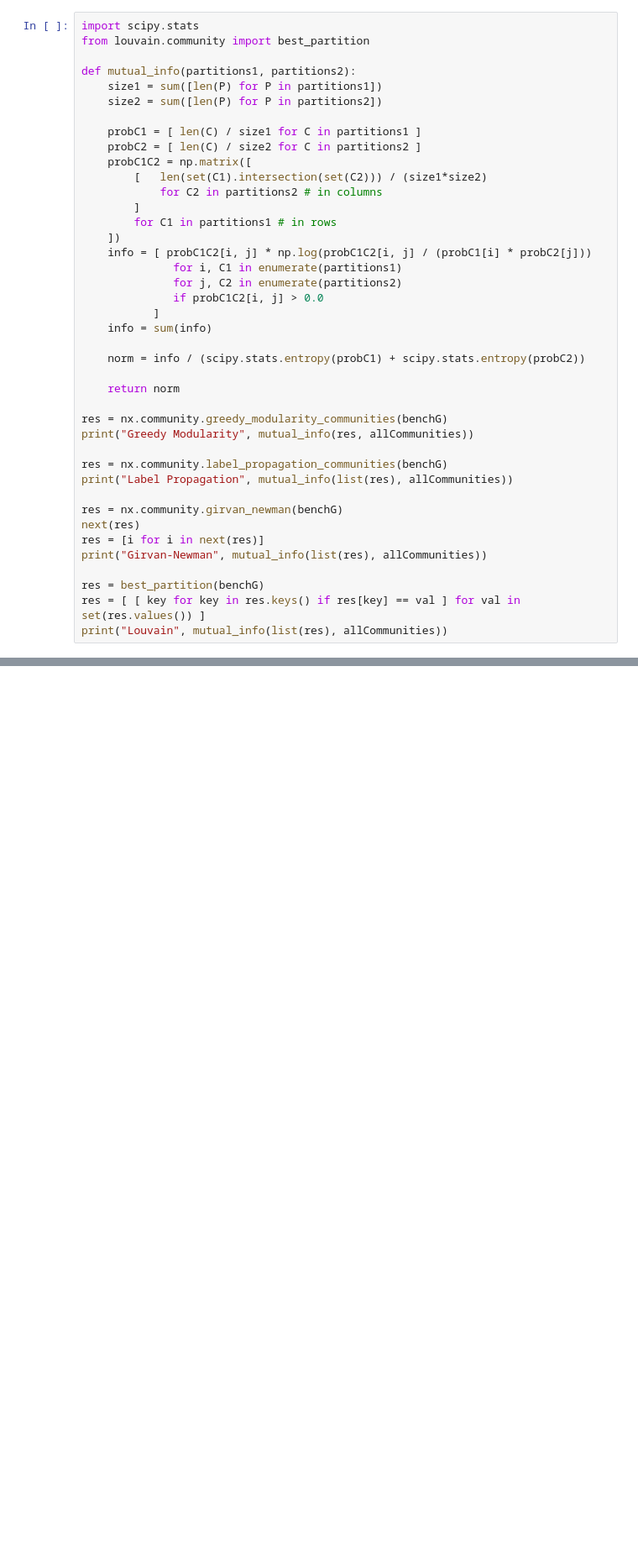
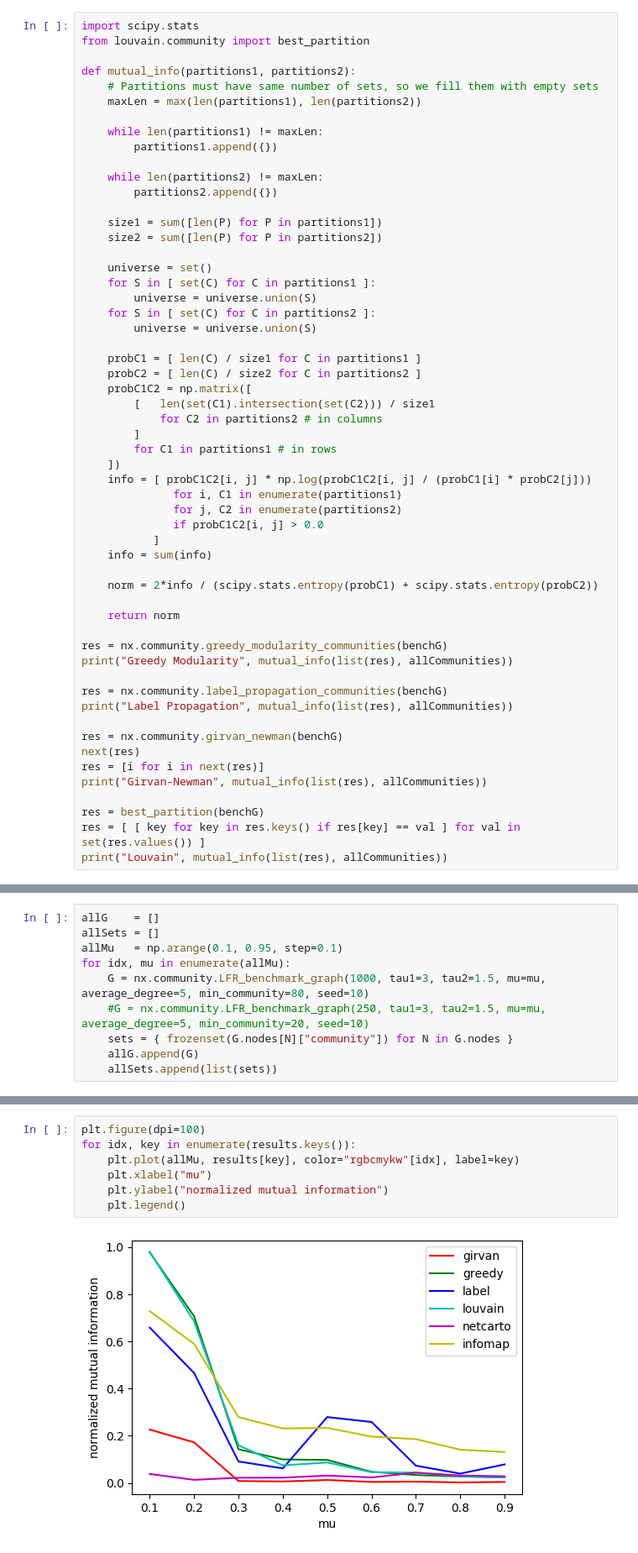
Before and after one commit to matheushjs/sandbox, a Jupyter notebook: complex_nets/lista2.ipynb, the cells around one changed output, grey strips where cells are left out. Shown at 84% size. Cells and saved outputs as stored; diff of their text form; blank space fills up the shorter version.

```diff
--- a/complex_nets/lista2.ipynb
+++ b/complex_nets/lista2.ipynb
@@ -843,13 +844,28 @@ import scipy.stats
 from louvain.community import best_partition
 
 def mutual_info(partitions1, partitions2):
+    # Partitions must have same number of sets, so we fill them with empty sets
+    maxLen = max(len(partitions1), len(partitions2))
+
+    while len(partitions1) != maxLen:
+        partitions1.append({})
+
+    while len(partitions2) != maxLen:
+        partitions2.append({})
+
     size1 = sum([len(P) for P in partitions1])
     size2 = sum([len(P) for P in partitions2])
+
+    universe = set()
+    for S in [ set(C) for C in partitions1 ]:
+        universe = universe.union(S)
+    for S in [ set(C) for C in partitions2 ]:
+        universe = universe.union(S)
 
     probC1 = [ len(C) / size1 for C in partitions1 ]
     probC2 = [ len(C) / size2 for C in partitions2 ]
     probC1C2 = np.matrix([
-        [   len(set(C1).intersection(set(C2))) / (size1*size2)
+        [   len(set(C1).intersection(set(C2))) / size1
             for C2 in partitions2 # in columns
         ]
         for C1 in partitions1 # in rows
@@ -861,12 +877,12 @@ def mutual_info(partitions1, partitions2):
            ]
     info = sum(info)
 
-    norm = info / (scipy.stats.entropy(probC1) + scipy.stats.entropy(probC2))
+    norm = 2*info / (scipy.stats.entropy(probC1) + scipy.stats.entropy(probC2))
 
     return norm
 
 res = nx.community.greedy_modularity_communities(benchG)
-print("Greedy Modularity", mutual_info(res, allCommunities))
+print("Greedy Modularity", mutual_info(list(res), allCommunities))
 
 res = nx.community.label_propagation_communities(benchG)
 print("Label Propagation", mutual_info(list(res), allCommunities))
@@ -1048,0 +1127,10 @@ The iterable function was deprecated in Matplotlib 3.1 and will be removed in 3.
+# %%
+allG    = []
+allSets = []
+allMu   = np.arange(0.1, 0.95, step=0.1)
+for idx, mu in enumerate(allMu):
+    G = nx.community.LFR_benchmark_graph(1000, tau1=3, tau2=1.5, mu=mu, average_degree=5, min_community=80, seed=10)
+    #G = nx.community.LFR_benchmark_graph(250, tau1=3, tau2=1.5, mu=mu, average_degree=5, min_community=20, seed=10)
+    sets = { frozenset(G.nodes[N]["community"]) for N in G.nodes }
+    allG.append(G)
+    allSets.append(list(sets))
@@ -1048,0 +1236,9 @@ The iterable function was deprecated in Matplotlib 3.1 and will be removed in 3.
+# %%
+plt.figure(dpi=100)
+for idx, key in enumerate(results.keys()):
+    plt.plot(allMu, results[key], color="rgbcmykw"[idx], label=key)
+    plt.xlabel("mu")
+    plt.ylabel("normalized mutual information")
+    plt.legend()
+# %% [output]
+[figure, added]
```
Also changed, not shown: parts of 15 cells of this notebook.
